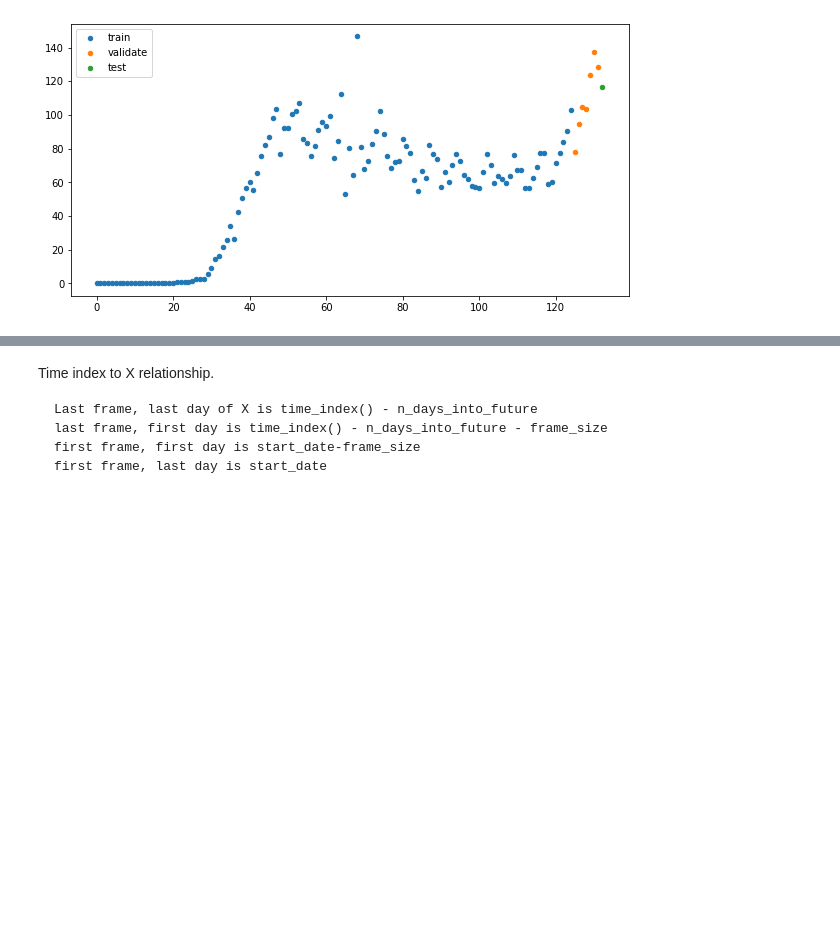
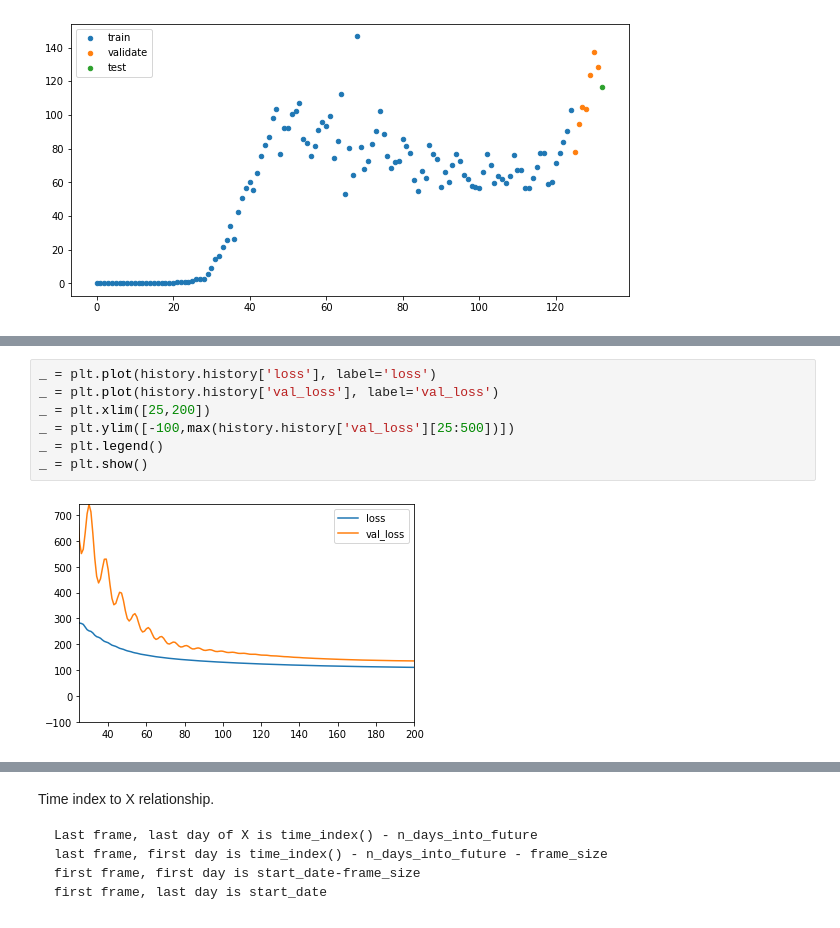
Before and after one commit to mgudorf/datsci, a Jupyter notebook: capstone2/COVID19_model_prototypes.ipynb, the cells around one changed output, grey strips where cells are left out. Saved outputs shown, nothing was run; the diff lists cells and outputs as text; blank space fills up the shorter version.

```diff
--- a/capstone2/COVID19_model_prototypes.ipynb
+++ b/capstone2/COVID19_model_prototypes.ipynb
@@ -540,3 +557,12 @@ _ = plt.show()
+# %%
+_ = plt.plot(history.history['loss'], label='loss')
+_ = plt.plot(history.history['val_loss'], label='val_loss')
+_ = plt.xlim([25,200])
+_ = plt.ylim([-100,max(history.history['val_loss'][25:500])])
+_ = plt.legend()
+_ = plt.show()
+# %% [output]
+[figure, added]
 # %%
 y_true = y_cnn_train_model.ravel()
 y_predict = cnn_model.predict(X_cnn_train_model).ravel()
```
Also changed, not shown: parts of 38 cells of this notebook, 4 other files.
